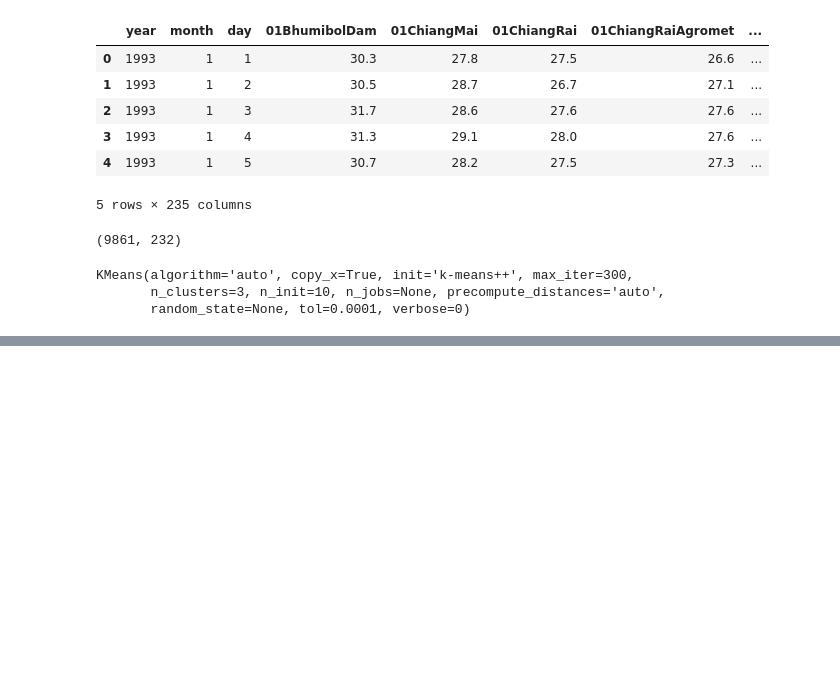
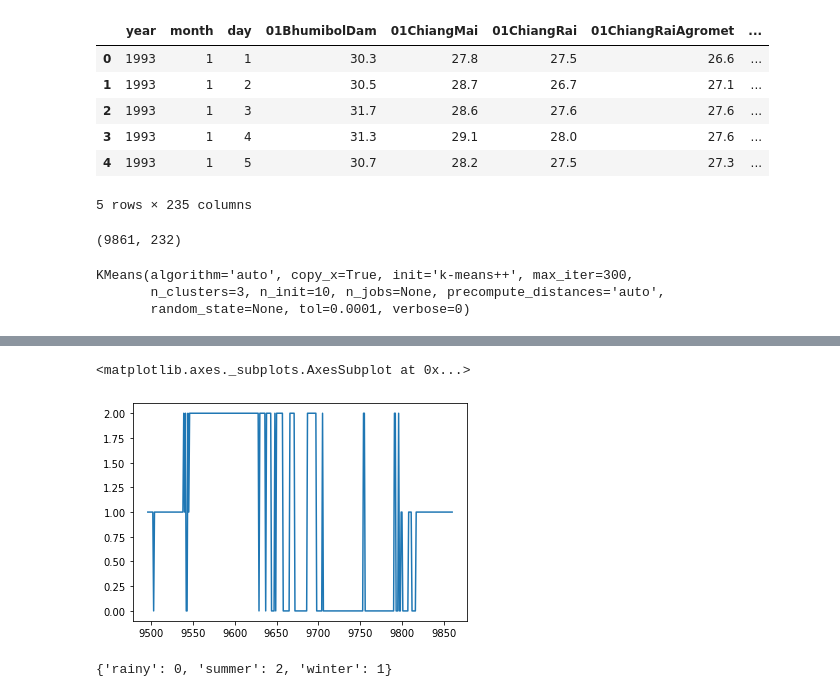
Before and after one commit to tackulus/229352_BOOTCAMP, a Jupyter notebook: Clustering.ipynb, the cells around one changed output, grey strips where cells are left out. Saved outputs shown, nothing was run; the diff lists cells and outputs as text; code cells hidden in the pictures; blank space fills up the shorter version.

```diff
--- a/Clustering.ipynb
+++ b/Clustering.ipynb
@@ -147,0 +131,19 @@ pd_centers(features, inv_P)
+# %%
+new = data.copy()
+new['label'] = pd.Series(model.predict(X))
+new[new.year==2019]['label'].plot()
+# %% [output]
+<matplotlib.axes._subplots.AxesSubplot at 0x...>
+[figure, added]
+# %%
+def get_season():
+    label = {}
+    label['summer'] = P[get_features(P, '01')].mean(axis=1).idxmax()
+    label['winter'] = P[get_features(P, '02')].mean(axis=1).idxmin()
+    label['rainy']  = P[get_features(P, '08')].mean(axis=1).idxmax()
+    return label
+
+S = get_season()
+S
+# %% [output]
+{'rainy': 0, 'summer': 2, 'winter': 1}
```
Also changed, not shown: parts of 10 cells of this notebook.
